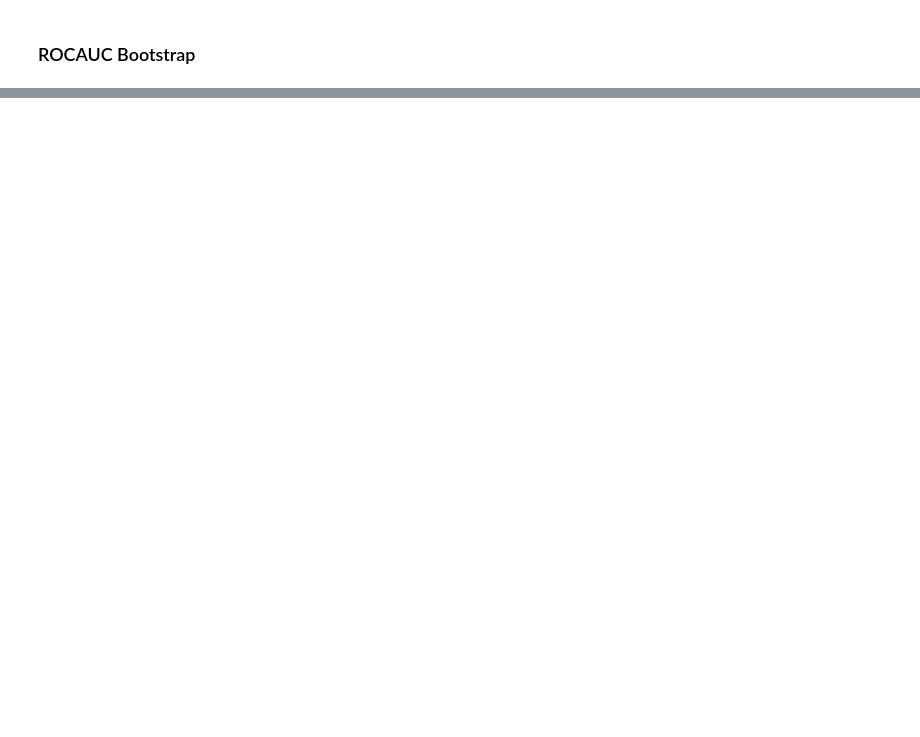
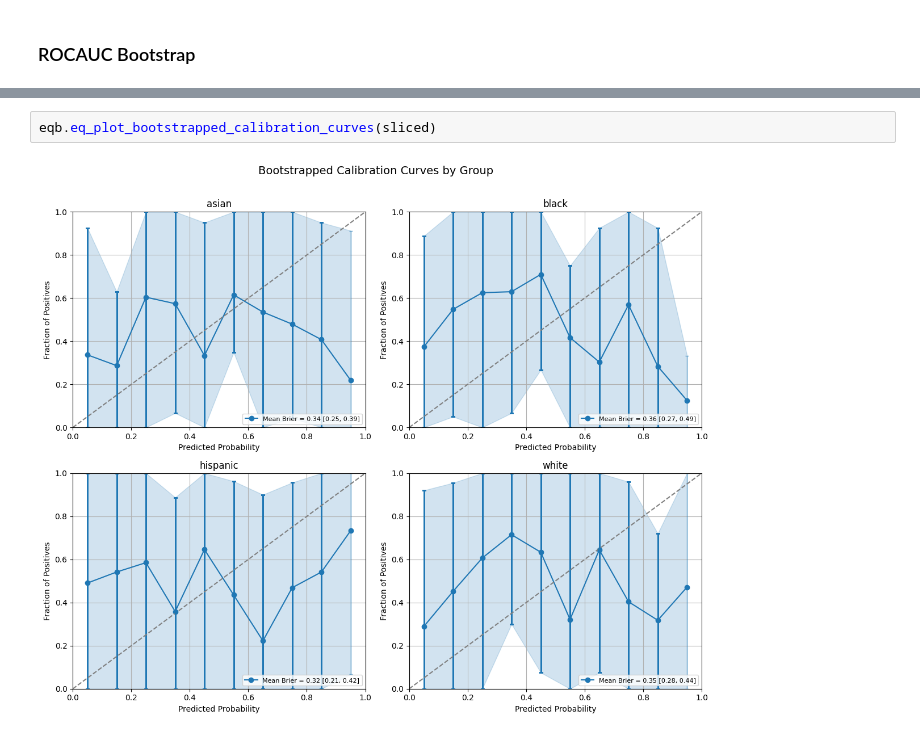
Before and after one commit to uclamii/equiboots_docs, a Jupyter notebook: notebooks/equi_boots_plots.ipynb, the cells around one changed output, grey strips where cells are left out. Saved outputs shown, nothing was run; the diff lists cells and outputs as text; blank space fills up the shorter version.

Commit message:
Updating with bootstrapped calibration curves

```diff
--- a/notebooks/equi_boots_plots.ipynb
+++ b/notebooks/equi_boots_plots.ipynb
@@ -164,0 +165,4 @@ eqb.eq_plot_bootstrapped_pr_curves(sliced)
+# %%
+eqb.eq_plot_bootstrapped_calibration_curves(sliced)
+# %% [output]
+[figure, added]
```
Also changed, not shown: parts of 6 cells of this notebook, 1 other file.
